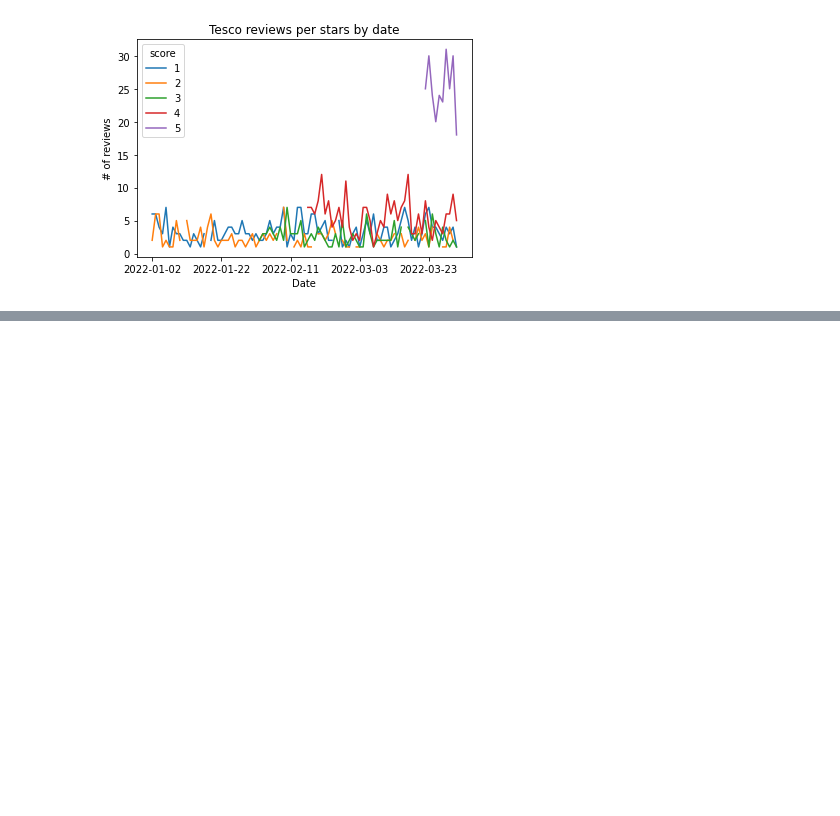
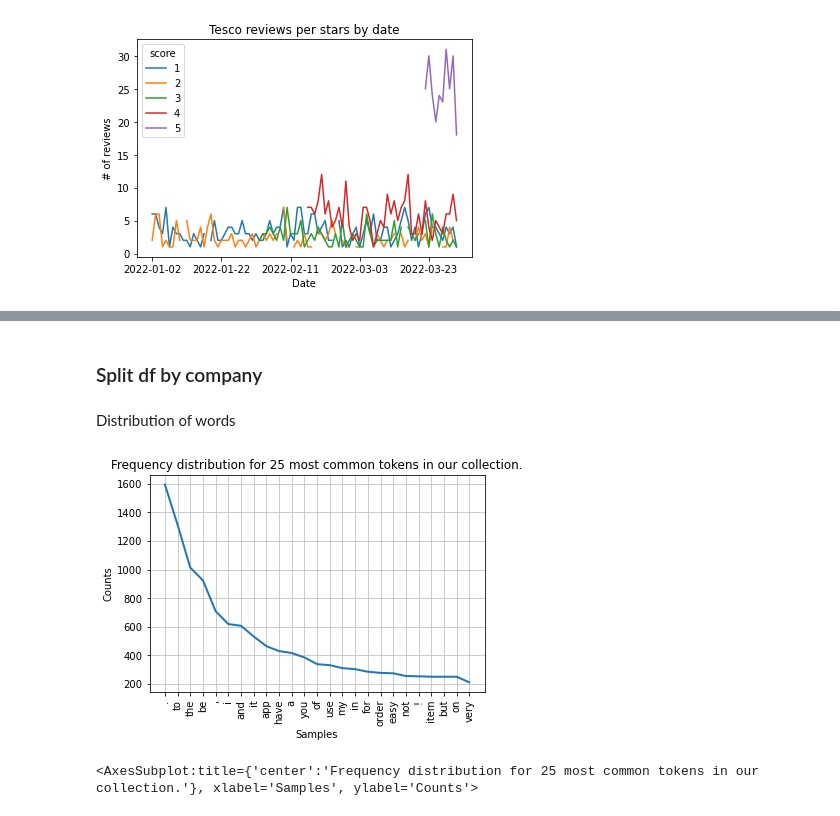
Before and after one commit to carlosperez-dev/delivery-apps-nlp, a Jupyter notebook: B099568.ipynb, the cells around one changed output, grey strips where cells are left out. Drawn from its saved outputs; the diff is of its cells as text; code cells hidden in the pictures; blank space fills up the shorter version.

```diff
--- a/B099568.ipynb
+++ b/B099568.ipynb
@@ -342,0 +541,2 @@ plt.show()
+# %%
+app_reviews_df['bert_score'] = bert_score
@@ -342,0 +648,15 @@ plt.show()
+# %%
+lemmatized_sentence = []
+for review in app_reviews_df['reviews_in_words']:
+    nltk_tagged = nltk.pos_tag(review)
+    wordnet_tagged = map(lambda x: (x[0], nltk_pos_tagger(x[1])), nltk_tagged)
+    review_lem = []
+    #print(wordnet_tagged)
+    for word, tag in wordnet_tagged:
+        if tag is None:
+            review_lem.append(word)
+        else:
+            review_lem.append(lemmatizer.lemmatize(word, tag))
+    lemmatized_sentence.append(review_lem)
+
+app_reviews_df['reviews_lemmatized'] = lemmatized_sentence
@@ -342,0 +679,24 @@ plt.show()
+# %% [markdown]
+### Split df by company
+# %%
+def split_df(df, column, value):
+    new_df = df[df[column] == value]
+    return new_df
+
+def split_per_app(df, column_with_names):
+    all_dfs = []
+    apps = df[column_with_names].unique()
+    for app in apps:
+        name = split_df(df, column_with_names, app)
+        all_dfs.append(name)
+    return all_dfs
+# %%
+split_reviews = split_per_app(app_reviews_df, 'appId')
+
+tesco_reviews = split_reviews[0]
+morrisons_reviews = split_reviews[1]
+marksandspencer_reviews = split_reviews[2]
+asda_reviews = split_reviews[3]
+aldi_reviews = split_reviews[4]
+sainsburys_reviews = split_reviews[5]
+waitrose_reviews = split_reviews[6]
@@ -342,0 +710,7 @@ plt.show()
+# %% [markdown]
+Distribution of words
+# %%
+make_dist_plot(tesco_reviews['reviews_lemmatized'], 25)
+# %% [output]
+[figure, added]
+<AxesSubplot:title={'center':'Frequency distribution for 25 most common tokens in our collection.'}, xlabel='Samples', ylabel='Counts'>
```
Also changed, not shown: parts of 84 cells of this notebook, 8 other files.
